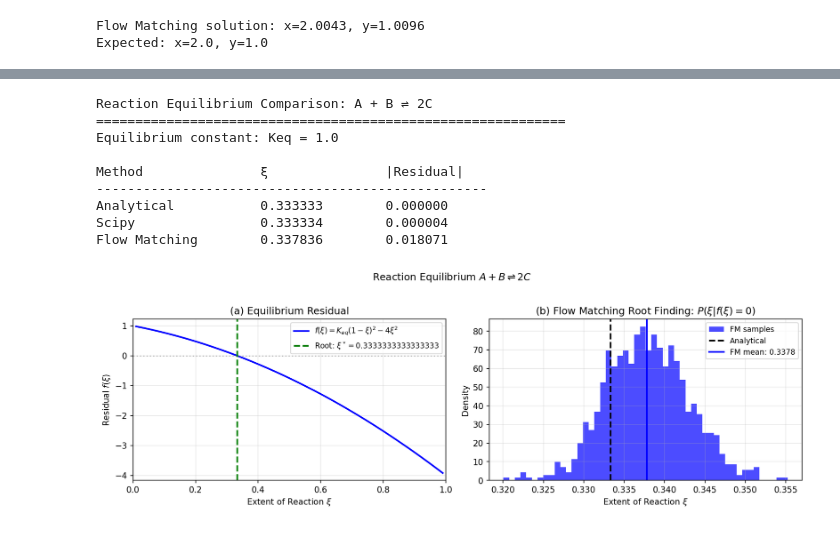
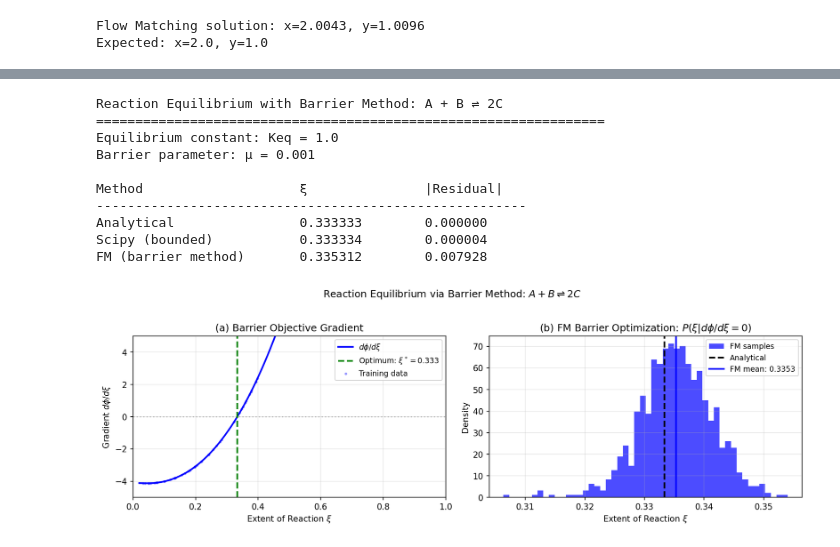
Before and after one commit to KitchinHUB/generative-optimization, a Jupyter notebook: 01d_fm_inequality_constraints.ipynb, the cells around one changed output, grey strips where cells are left out. Saved outputs shown, nothing was run; the diff lists cells and outputs as text; code cells hidden in the pictures.

```diff
--- a/01d_fm_inequality_constraints.ipynb
+++ b/01d_fm_inequality_constraints.ipynb
@@ -245,14 +277,20 @@ Verification: f(0.5) = -0.750000 (should be 0)
 fm_eq = ConditionalFlowMatching(x_dim=1, c_dim=1, hidden_dim=64, n_layers=3)
 losses = fm_eq.fit(x_data_eq, c_data_eq, epochs=500, batch_size=64)
 # %%
-# Sample by conditioning on f(ξ) = 0 (ROOT FINDING)
+# Solve: condition on gradient = 0 (BARRIER METHOD OPTIMIZATION)
 xi_fm_samples = fm_eq.sample(c_values=[[0.0]], n_samples=1000, n_steps=100)
 
-print("Flow Matching Solution (conditioning on f(ξ) = 0):")
+# Filter to valid range
+xi_fm_samples = xi_fm_samples[(xi_fm_samples[:, 0] > 0) & (xi_fm_samples[:, 0] < 1)]
+
+print("Flow Matching Solution (conditioning on dφ/dξ = 0):")
 print(f"  ξ = {xi_fm_samples.mean():.4f} ± {xi_fm_samples.std():.4f}")
-print(f"  Analytical: ξ = {xi_analytical}")
+print(f"  Analytical: ξ = {xi_analytical:.4f}")
 
-# Verify equilibrium residual
-residual_fm = residual_fn(xi_fm_samples.mean())
-print(f"  Residual at mean: {residual_fm:.6f}")
+# Verify: check residual at FM solution
+def residual_fn(xi):
+    return Keq * (1 - xi)**2 - 4 * xi**2
+
+residual_at_fm = residual_fn(xi_fm_samples.mean())
+print(f"  |Residual| at FM mean: {abs(residual_at_fm):.6f}")
 # %% [output]
@@ -263,69 +301,73 @@ Flow Matching Solution (conditioning on f(ξ) = 0):
 # %%
 # Summary comparison
-print("Reaction Equilibrium Comparison: A + B ⇌ 2C")
-print("=" * 60)
+print("Reaction Equilibrium with Barrier Method: A + B ⇌ 2C")
+print("=" * 65)
 print(f"Equilibrium constant: Keq = {Keq}")
+print(f"Barrier parameter: μ = {mu}")
 print()
 
-print(f"{'Method':<20} {'ξ':<15} {'|Residual|':<15}")
-print("-" * 50)
+print(f"{'Method':<25} {'ξ':<15} {'|Residual|':<15}")
+print("-" * 55)
 
 # Analytical
-print(f"{'Analytical':<20} {xi_analytical:<15.6f} {abs(residual_fn(xi_analytical)):<15.6f}")
+print(f"{'Analytical':<25} {xi_analytical:<15.6f} {abs(residual_fn(xi_analytical)):<15.6f}")
 
 # Scipy
-print(f"{'Scipy':<20} {result_scipy_eq.x:<15.6f} {abs(residual_fn(result_scipy_eq.x)):<15.6f}")
+print(f"{'Scipy (bounded)':<25} {result_scipy_eq.x:<15.6f} {abs(residual_fn(result_scipy_eq.x)):<15.6f}")
 
-# Flow Matching
-xi_fm_mean = xi_fm_samples.mean()
-print(f"{'Flow Matching':<20} {xi_fm_mean:<15.6f} {abs(residual_fn(xi_fm_mean)):<15.6f}")
+# Flow Matching with barrier method
+xi_fm_mean = float(xi_fm_samples.mean())
+print(f"{'FM (barrier method)':<25} {xi_fm_mean:<15.6f} {abs(residual_fn(xi_fm_mean)):<15.6f}")
 # %% [output]
-Reaction Equilibrium Comparison: A + B ⇌ 2C
-============================================================
+Reaction Equilibrium with Barrier Method: A + B ⇌ 2C
+=================================================================
 Equilibrium constant: Keq = 1.0
+Barrier parameter: μ = 0.001
 
-Method               ξ               |Residual|
---------------------------------------------------
-Analytical           0.333333        0.000000
-Scipy                0.333334        0.000004
-Flow Matching        0.337836        0.018071
+Method                    ξ               |Residual|
+-------------------------------------------------------
+Analytical                0.333333        0.000000
+Scipy (bounded)           0.333334        0.000004
+FM (barrier method)       0.335312        0.007928
 # %%
 # Visualize results
 fig, (ax1, ax2) = plt.subplots(1, 2, figsize=(12, 4))
 
-# Left: Residual function
-xi_plot = np.linspace(0.01, 0.99, 200)
-f_plot = np.array([residual_fn(x) for x in xi_plot])
+# Left: Barrier objective gradient
+xi_plot = np.linspace(0.02, 0.98, 200)
+grad_plot = np.array([float(grad_barrier(xi)) for xi in xi_plot])
 
-ax1.plot(xi_plot, f_plot, 'b-', lw=2, label='$f(\\xi) = K_{eq}(1-\\xi)^2 - 4\\xi^2$')
+ax1.plot(xi_plot, grad_plot, 'b-', lw=2, label='$d\\phi/d\\xi$')
 ax1.axhline(0, color='gray', ls=':', alpha=0.5)
-ax1.axvline(xi_analytical, color='green', ls='--', lw=2, label=f'Root: $\\xi^*={xi_analytical}$')
+ax1.axvline(xi_analytical, color='green', ls='--', lw=2, label=f'Optimum: $\\xi^*={xi_analytical:.3f}$')
+ax1.scatter(xi_samples[::20], gradients[::20], s=5, alpha=0.3, c='blue', label='Training data')
 
 ax1.set_xlabel('Extent of Reaction $\\xi$')
-ax1.set_ylabel('Residual $f(\\xi)$')
-ax1.set_title('(a) Equilibrium Residual')
+ax1.set_ylabel('Gradient $d\\phi/d\\xi$')
+ax1.set_title('(a) Barrier Objective Gradient')
 ax1.legend(loc='upper right', fontsize=9)
 ax1.grid(True, alpha=0.3)
 ax1.set_xlim(0, 1)
+ax1.set_ylim(-5, 5)
 
 # Right: Flow Matching histogram
 ax2.hist(xi_fm_samples[:, 0], bins=50, alpha=0.7, color='blue',
          label='FM samples', density=True)
 ax2.axvline(xi_analytical, color='black', ls='--', lw=2, label='Analytical')
 ax2.axvline(xi_fm_samples.mean(), color='blue', ls='-', lw=2,
             label=f'FM mean: {xi_fm_samples.mean():.4f}')
 
 ax2.set_xlabel('Extent of Reaction $\\xi$')
 ax2.set_ylabel('Density')
-ax2.set_title('(b) Flow Matching Root Finding: $P(\\xi | f(\\xi) = 0)$')
+ax2.set_title('(b) FM Barrier Optimization: $P(\\xi | d\\phi/d\\xi = 0)$')
 ax2.legend(loc='upper right', fontsize=9)
 ax2.grid(True, alpha=0.3)
 
-plt.suptitle('Reaction Equilibrium $A + B \\rightleftharpoons 2C$', fontsize=12, y=1.02)
+plt.suptitle('Reaction Equilibrium via Barrier Method: $A + B \\rightleftharpoons 2C$', fontsize=12, y=1.02)
 plt.tight_layout()
 plt.show()
 # %% [output]
-[figure, old version]
+[figure, new version]
 # %%
 # Final timing and memory report
 _end_time = time.time()
```
Also changed, not shown: parts of 7 cells of this notebook, 5 other files.
